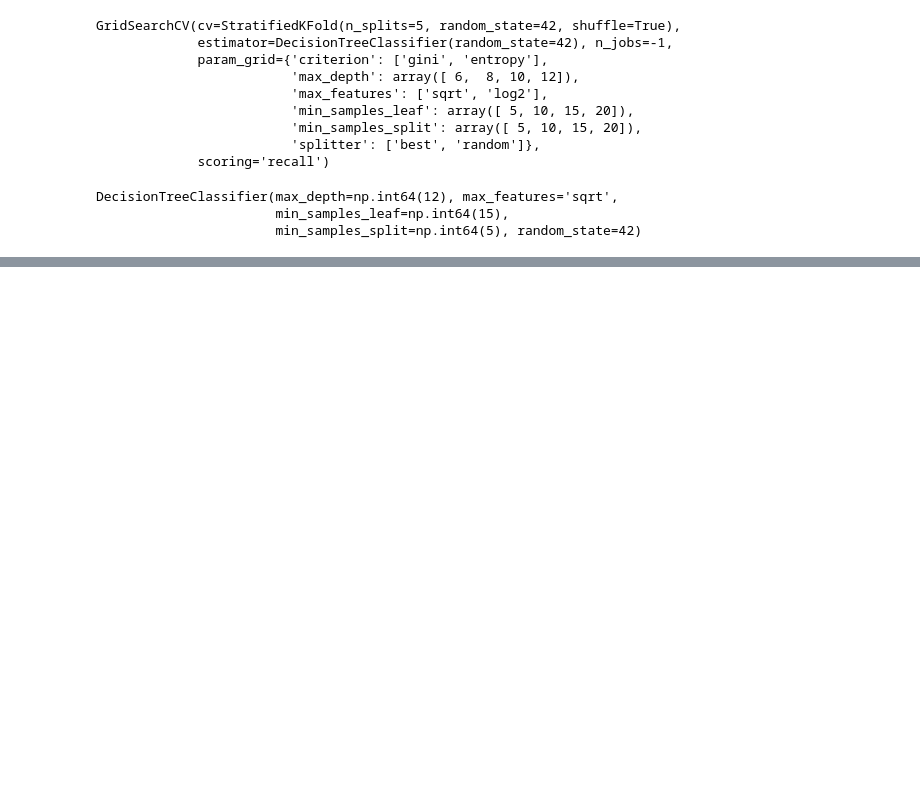
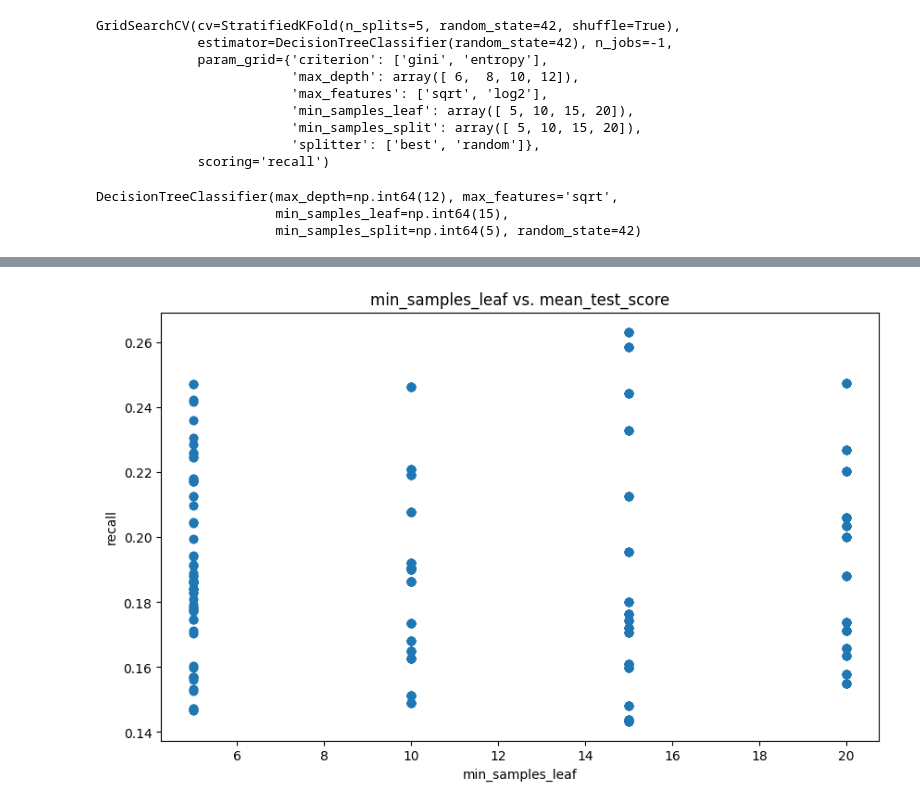
Before and after one commit to mvfelipelli/Labs, a Jupyter notebook: Finance/otimizando_modelo.ipynb, the cells around one changed output, grey strips where cells are left out. Cells and saved outputs as stored; diff of their text form; code cells hidden in the pictures; blank space fills up the shorter version.

```diff
--- a/Finance/otimizando_modelo.ipynb
+++ b/Finance/otimizando_modelo.ipynb
@@ -213,0 +280,13 @@ DecisionTreeClassifier(max_depth=np.int64(12), max_features='sqrt',
+# %%
+plt.figure(figsize=(10, 6))
+plt.scatter(
+    df_cv_results_dt['param_min_samples_leaf'],
+    df_cv_results_dt['mean_test_score'],
+    )
+
+plt.title('min_samples_leaf vs. mean_test_score')
+plt.xlabel('min_samples_leaf')
+plt.ylabel('recall')
+plt.show()
+# %% [output]
+[figure, added]
```
Also changed, not shown: parts of 24 cells of this notebook.
